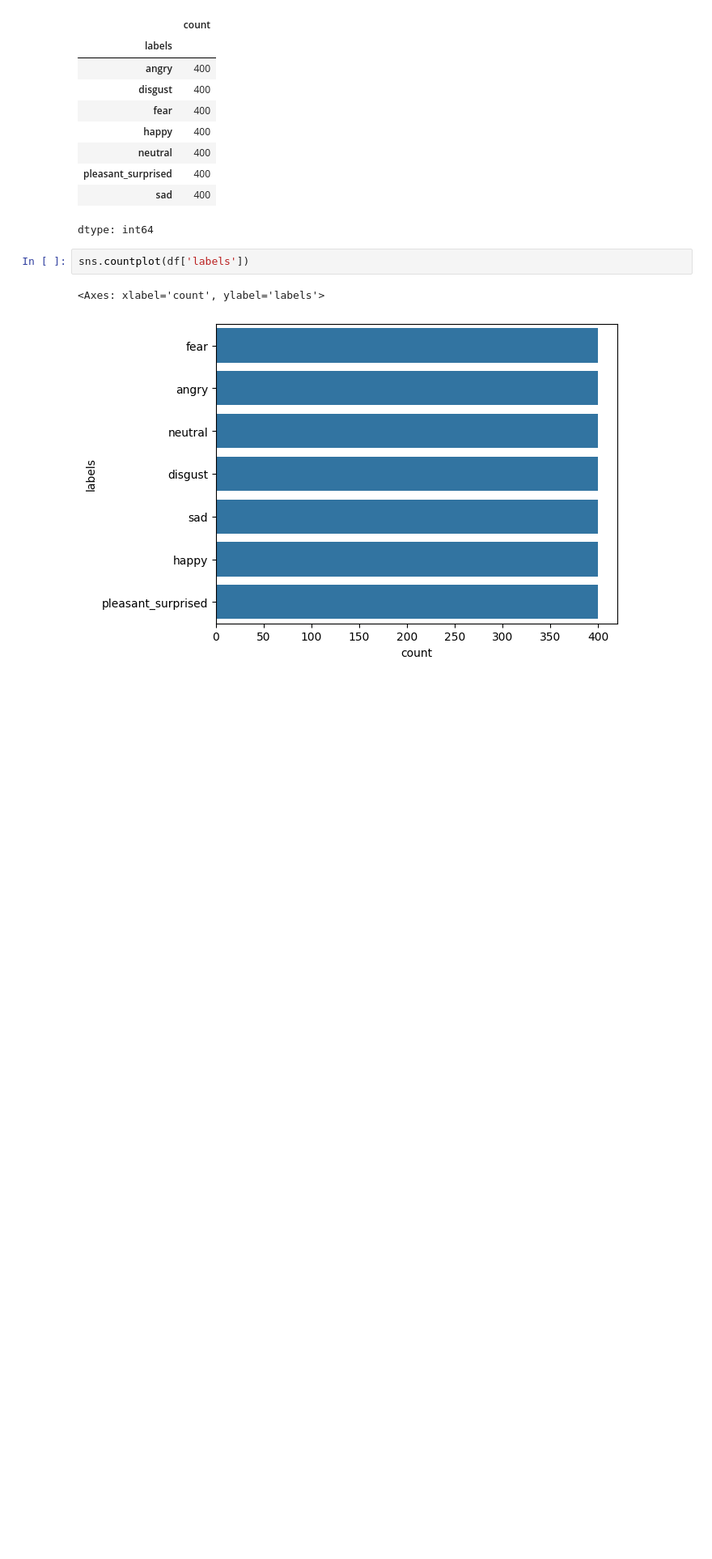
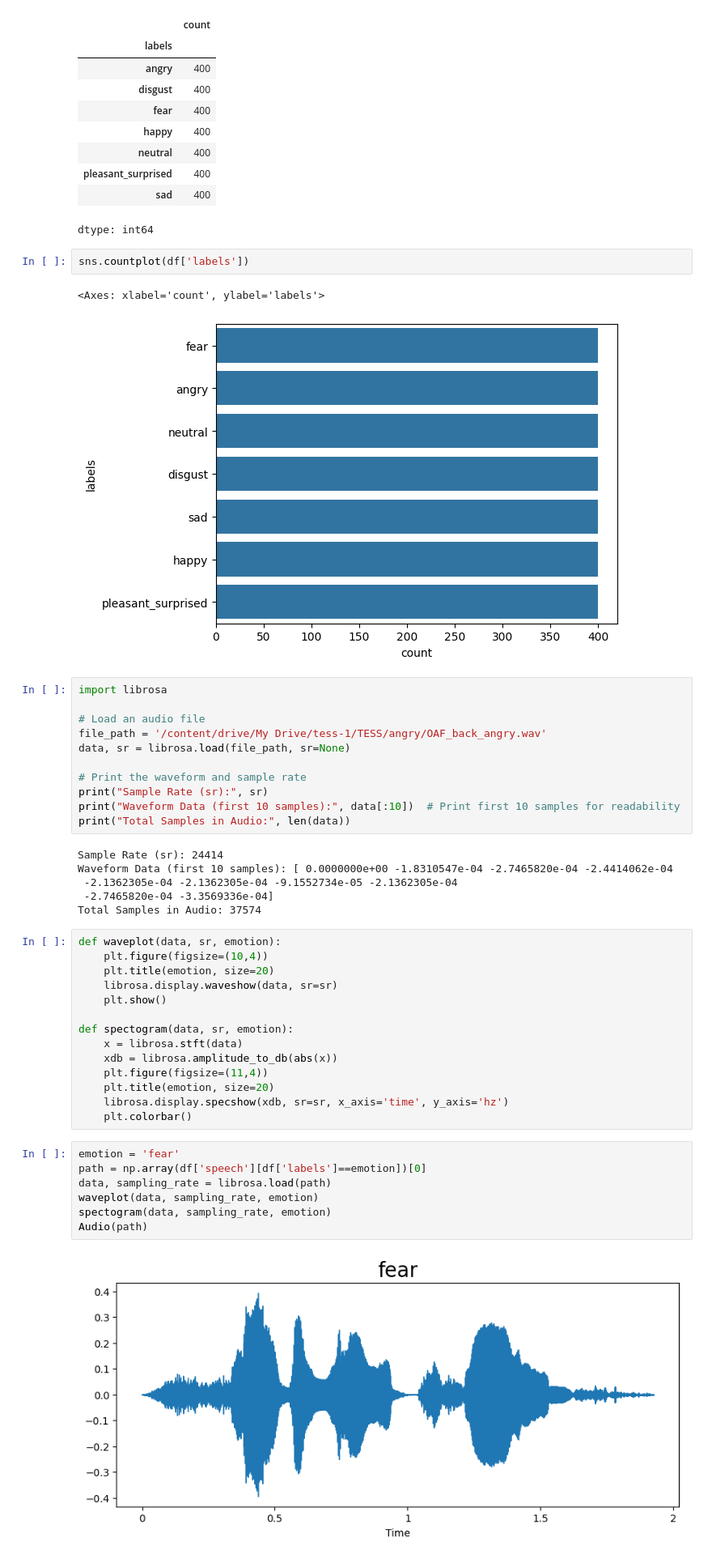
Before and after one commit to Minach2002/deep-learning-projects, a Jupyter notebook: speech_emotion.ipynb, the cells around one changed output. Shown: that part at 81% size. Drawn from its saved outputs; the diff is of its cells as text; blank space fills up the shorter version.

```diff
--- a/speech_emotion.ipynb
+++ b/speech_emotion.ipynb
@@ -76,3 +79,43 @@ sns.countplot(df['labels'])
 # %% [output]
 <Axes: xlabel='count', ylabel='labels'>
 [figure]
+# %%
+import librosa
+
+# Load an audio file
+file_path = '/content/drive/My Drive/tess-1/TESS/angry/OAF_back_angry.wav'
+data, sr = librosa.load(file_path, sr=None)
+
+# Print the waveform and sample rate
+print("Sample Rate (sr):", sr)
+print("Waveform Data (first 10 samples):", data[:10])  # Print first 10 samples for readability
+print("Total Samples in Audio:", len(data))
+# %% [output]
+Sample Rate (sr): 24414
+Waveform Data (first 10 samples): [ 0.0000000e+00 -1.8310547e-04 -2.7465820e-04 -2.4414062e-04
+ -2.1362305e-04 -2.1362305e-04 -9.1552734e-05 -2.1362305e-04
+ -2.7465820e-04 -3.3569336e-04]
+Total Samples in Audio: 37574
+# %%
+def waveplot(data, sr, emotion):
+    plt.figure(figsize=(10,4))
+    plt.title(emotion, size=20)
+    librosa.display.waveshow(data, sr=sr)
+    plt.show()
+
+def spectogram(data, sr, emotion):
+    x = librosa.stft(data)
+    xdb = librosa.amplitude_to_db(abs(x))
+    plt.figure(figsize=(11,4))
+    plt.title(emotion, size=20)
+    librosa.display.specshow(xdb, sr=sr, x_axis='time', y_axis='hz')
+    plt.colorbar()
+# %%
+emotion = 'fear'
+path = np.array(df['speech'][df['labels']==emotion])[0]
+data, sampling_rate = librosa.load(path)
+waveplot(data, sampling_rate, emotion)
+spectogram(data, sampling_rate, emotion)
+Audio(path)
+# %% [output]
+[figure, added]
```
Also changed, not shown: parts of 2 cells of this notebook.
